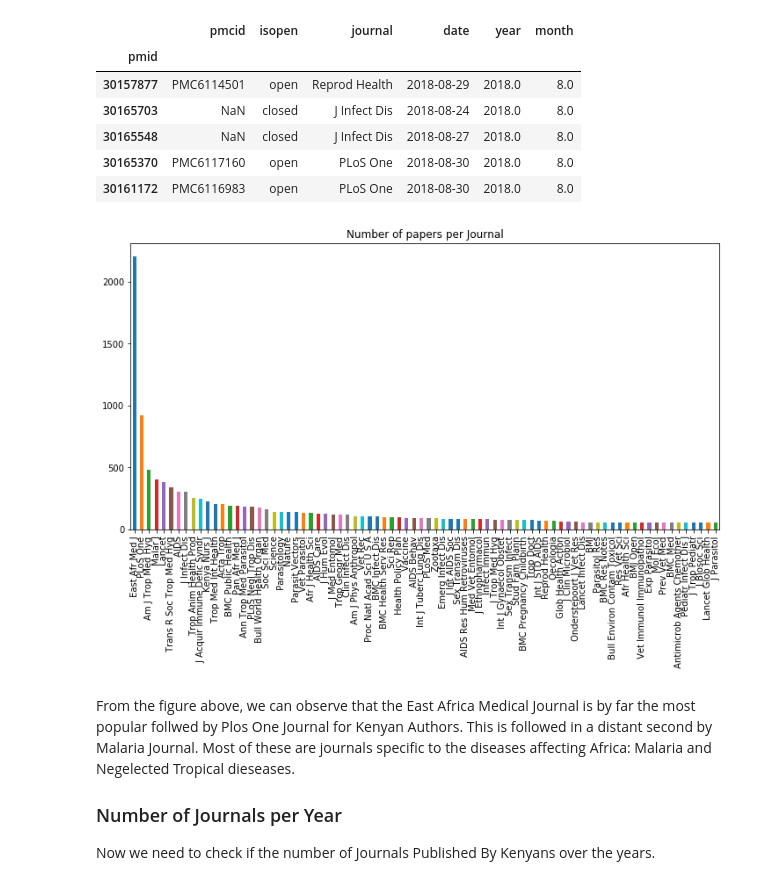
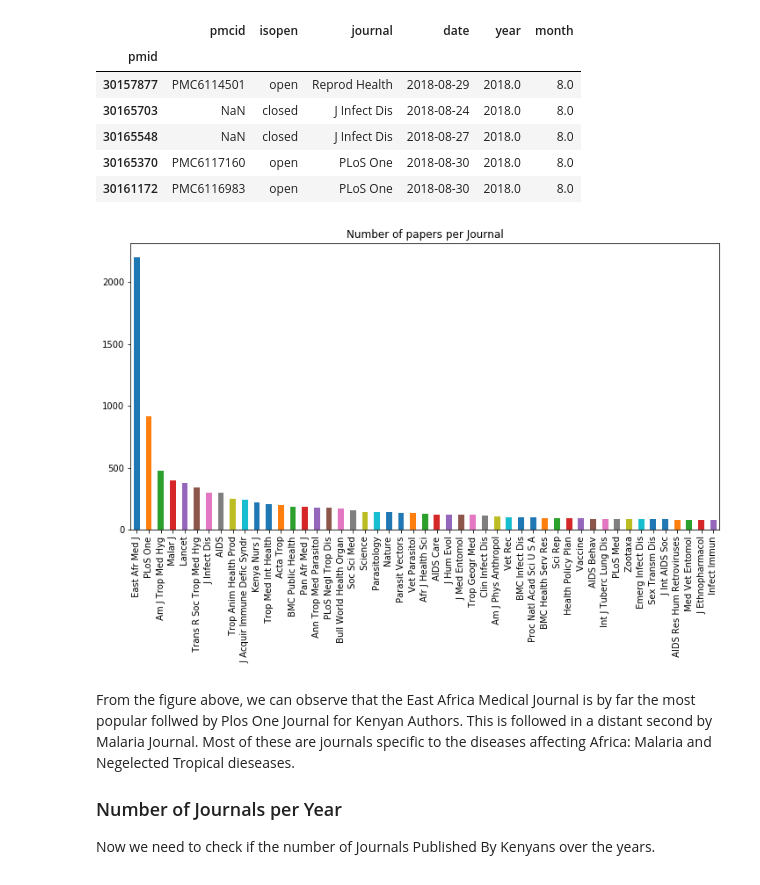
Before and after one commit to BioinfoNet/Data-mining, a Jupyter notebook: Notebooks/Data_Analysis_and_Visualization.ipynb, the cells around one changed output. Saved outputs shown, nothing was run; the diff lists cells and outputs as text; code cells hidden in the pictures.

```diff
--- a/Notebooks/Data_Analysis_and_Visualization.ipynb
+++ b/Notebooks/Data_Analysis_and_Visualization.ipynb
@@ -30,11 +35,11 @@ data.head()
 | 30165370 | PMC6117160 | open | PLoS One | 2018-08-30 | 2018.0 | 8.0 |
 | 30161172 | PMC6116983 | open | PLoS One | 2018-08-30 | 2018.0 | 8.0 |
 # %%
-plot_journals = data.journal.value_counts()[data.journal.value_counts() > 50]
+plot_journals = data.journal.value_counts()[data.journal.value_counts() > 80]
 plot_journals.plot(kind='bar', title='Number of papers per Journal', figsize=(12, 6))
 plt.savefig('../plots/papers_per_jornal.png')  # saves the current figure
 # %% [output]
-[figure, old version]
+[figure, new version]
 # %% [markdown]
 From the figure above, we can observe that the East Africa Medical Journal is by far the most popular follwed by Plos One Journal for Kenyan Authors. This is followed in a distant second by Malaria Journal. Most of these are journals specific to the diseases affecting Africa: Malaria and Negelected Tropical dieseases.
 
```
Also changed, not shown: parts of 6 cells of this notebook, 3 other files.
